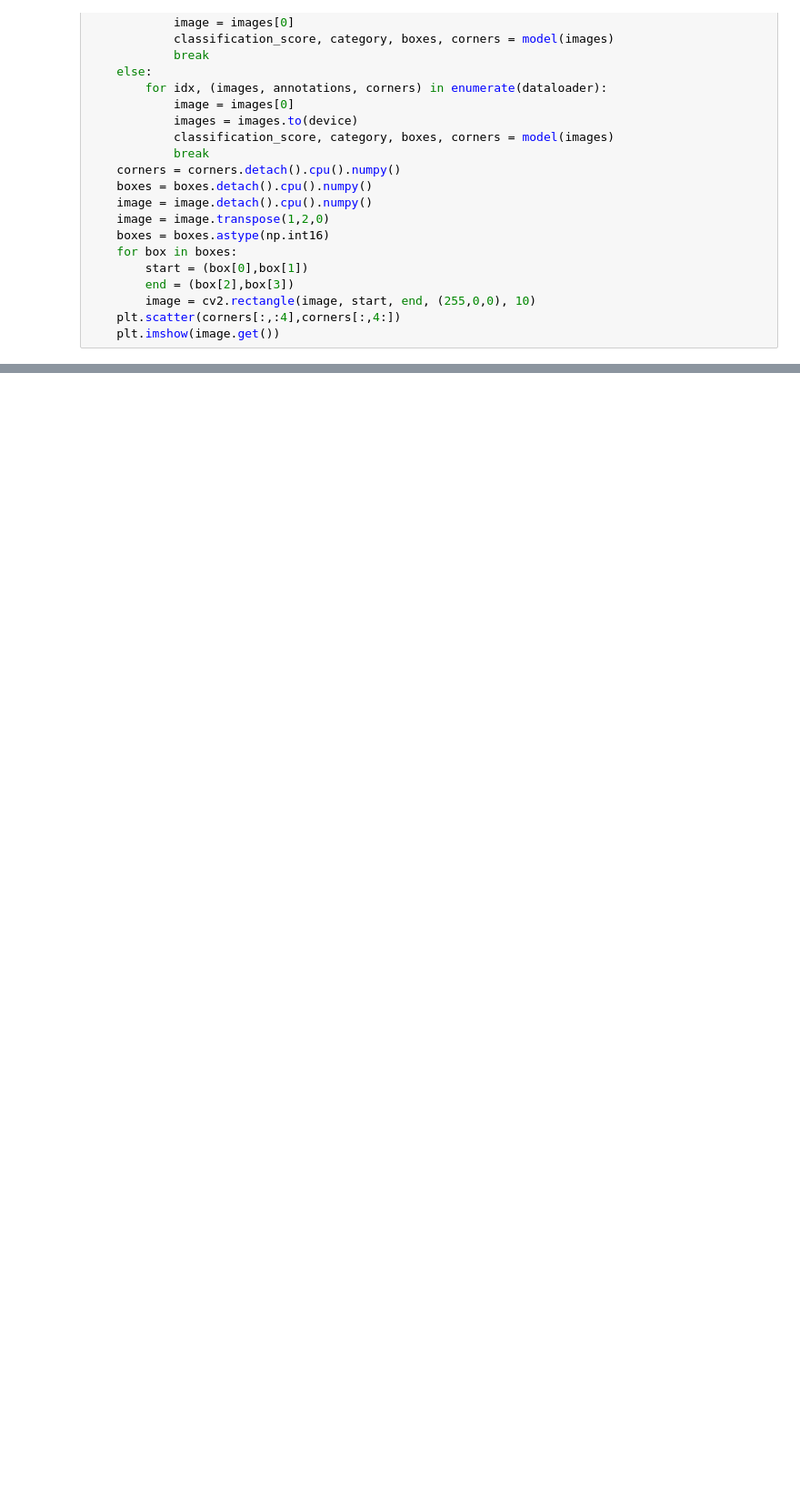
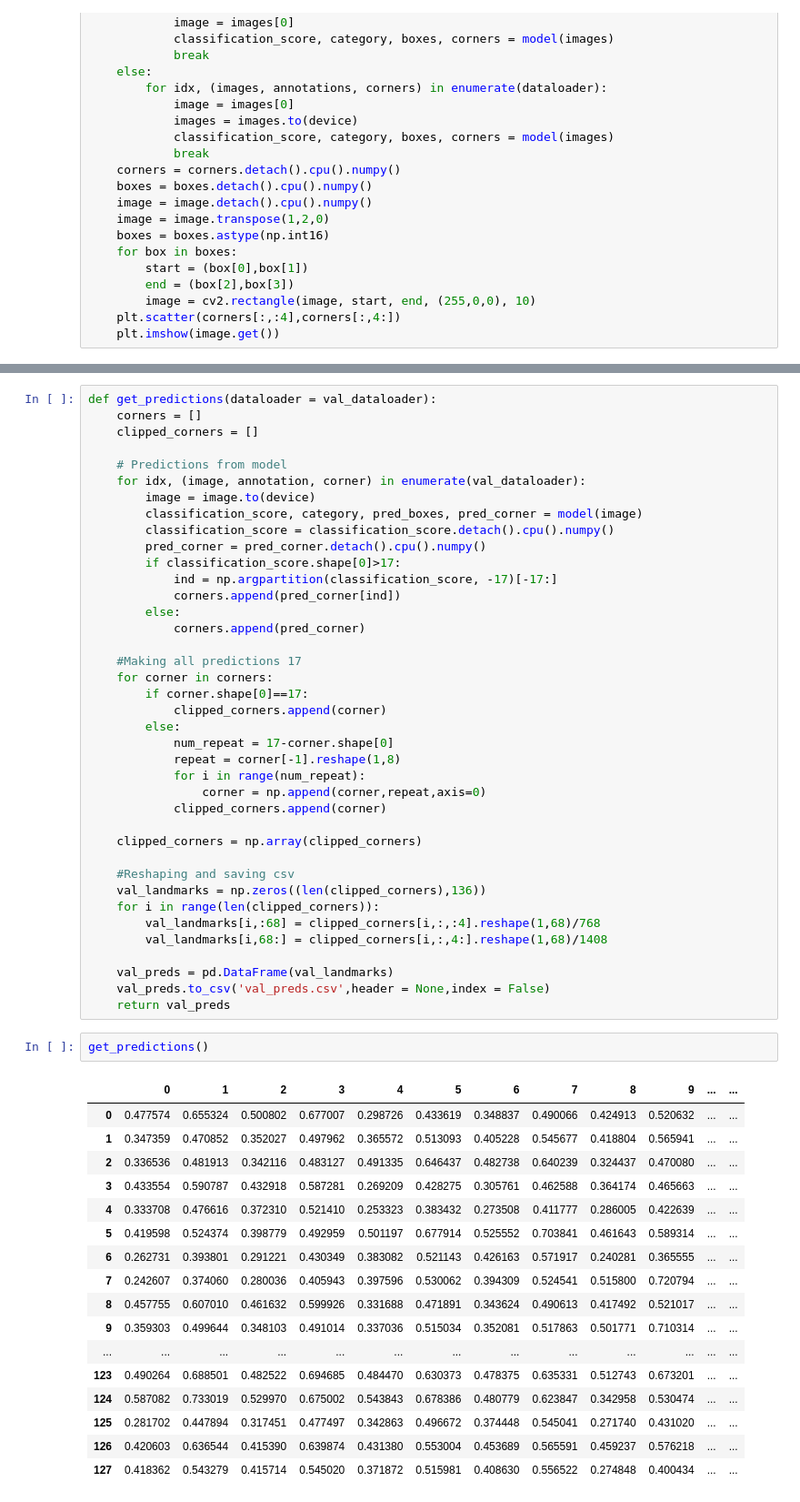
Before and after one commit to AryanRaj315/EfficientDet.Pytorch, a Jupyter notebook: train.ipynb, the cells around one changed output, grey strips where cells are left out. Shown: that part at 91% size. Drawn from its saved outputs; the diff is of its cells as text; blank space fills up the shorter version.

```diff
--- a/train.ipynb
+++ b/train.ipynb
@@ -275,0 +273,59 @@ Clipping input data to the valid range for imshow with RGB data ([0..1] for floa
+# %%
+def get_predictions(dataloader = val_dataloader):
+    corners = []
+    clipped_corners = []
+
+    # Predictions from model
+    for idx, (image, annotation, corner) in enumerate(val_dataloader):
+        image = image.to(device)
+        classification_score, category, pred_boxes, pred_corner = model(image)
+        classification_score = classification_score.detach().cpu().numpy()
+        pred_corner = pred_corner.detach().cpu().numpy()
+        if classification_score.shape[0]>17:
+            ind = np.argpartition(classification_score, -17)[-17:]
+            corners.append(pred_corner[ind])
+        else:
+            corners.append(pred_corner)
+
+    #Making all predictions 17
+    for corner in corners:
+        if corner.shape[0]==17:
+            clipped_corners.append(corner)
+        else:
+            num_repeat = 17-corner.shape[0]
+            repeat = corner[-1].reshape(1,8)
+            for i in range(num_repeat):
+                corner = np.append(corner,repeat,axis=0)
+            clipped_corners.append(corner)
+
+    clipped_corners = np.array(clipped_corners)
+
+    #Reshaping and saving csv
+    val_landmarks = np.zeros((len(clipped_corners),136))
+    for i in range(len(clipped_corners)):
+        val_landmarks[i,:68] = clipped_corners[i,:,:4].reshape(1,68)/768
+        val_landmarks[i,68:] = clipped_corners[i,:,4:].reshape(1,68)/1408
+
+    val_preds = pd.DataFrame(val_landmarks)
+    val_preds.to_csv('val_preds.csv',header = None,index = False)
+    return val_preds
+# %%
+get_predictions()
+# %% [output]
+|  | 0 | 1 | 2 | 3 | 4 | 5 | 6 | 7 | 8 | 9 | ... | ... |
+| 0 | 0.477574 | 0.655324 | 0.500802 | 0.677007 | 0.298726 | 0.433619 | 0.348837 | 0.490066 | 0.424913 | 0.520632 | ... | ... |
+| 1 | 0.347359 | 0.470852 | 0.352027 | 0.497962 | 0.365572 | 0.513093 | 0.405228 | 0.545677 | 0.418804 | 0.565941 | ... | ... |
+| 2 | 0.336536 | 0.481913 | 0.342116 | 0.483127 | 0.491335 | 0.646437 | 0.482738 | 0.640239 | 0.324437 | 0.470080 | ... | ... |
+| 3 | 0.433554 | 0.590787 | 0.432918 | 0.587281 | 0.269209 | 0.428275 | 0.305761 | 0.462588 | 0.364174 | 0.465663 | ... | ... |
+| 4 | 0.333708 | 0.476616 | 0.372310 | 0.521410 | 0.253323 | 0.383432 | 0.273508 | 0.411777 | 0.286005 | 0.422639 | ... | ... |
+| 5 | 0.419598 | 0.524374 | 0.398779 | 0.492959 | 0.501197 | 0.677914 | 0.525552 | 0.703841 | 0.461643 | 0.589314 | ... | ... |
+| 6 | 0.262731 | 0.393801 | 0.291221 | 0.430349 | 0.383082 | 0.521143 | 0.426163 | 0.571917 | 0.240281 | 0.365555 | ... | ... |
+| 7 | 0.242607 | 0.374060 | 0.280036 | 0.405943 | 0.397596 | 0.530062 | 0.394309 | 0.524541 | 0.515800 | 0.720794 | ... | ... |
+| 8 | 0.457755 | 0.607010 | 0.461632 | 0.599926 | 0.331688 | 0.471891 | 0.343624 | 0.490613 | 0.417492 | 0.521017 | ... | ... |
+| 9 | 0.359303 | 0.499644 | 0.348103 | 0.491014 | 0.337036 | 0.515034 | 0.352081 | 0.517863 | 0.501771 | 0.710314 | ... | ... |
+| ... | ... | ... | ... | ... | ... | ... | ... | ... | ... | ... | ... | ... |
+| 123 | 0.490264 | 0.688501 | 0.482522 | 0.694685 | 0.484470 | 0.630373 | 0.478375 | 0.635331 | 0.512743 | 0.673201 | ... | ... |
+| 124 | 0.587082 | 0.733019 | 0.529970 | 0.675002 | 0.543843 | 0.678386 | 0.480779 | 0.623847 | 0.342958 | 0.530474 | ... | ... |
+| 125 | 0.281702 | 0.447894 | 0.317451 | 0.477497 | 0.342863 | 0.496672 | 0.374448 | 0.545041 | 0.271740 | 0.431020 | ... | ... |
+| 126 | 0.420603 | 0.636544 | 0.415390 | 0.639874 | 0.431380 | 0.553004 | 0.453689 | 0.565591 | 0.459237 | 0.576218 | ... | ... |
+| 127 | 0.418362 | 0.543279 | 0.415714 | 0.545020 | 0.371872 | 0.515981 | 0.408630 | 0.556522 | 0.274848 | 0.400434 | ... | ... |
```
Also changed, not shown: parts of 4 cells of this notebook, 2 other files.
